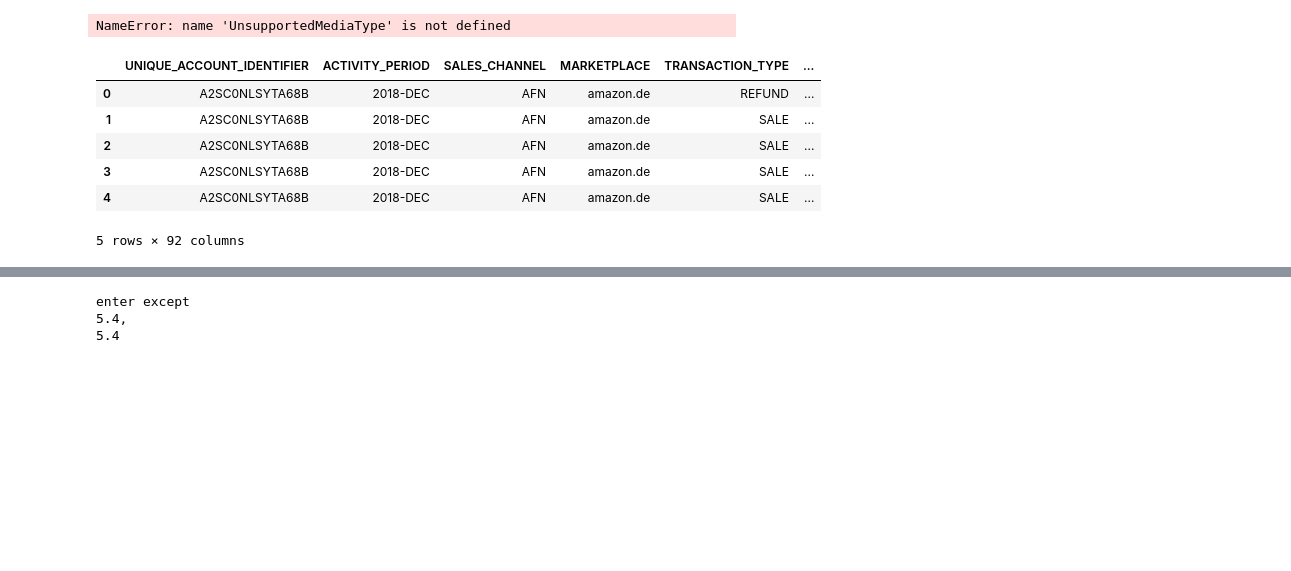
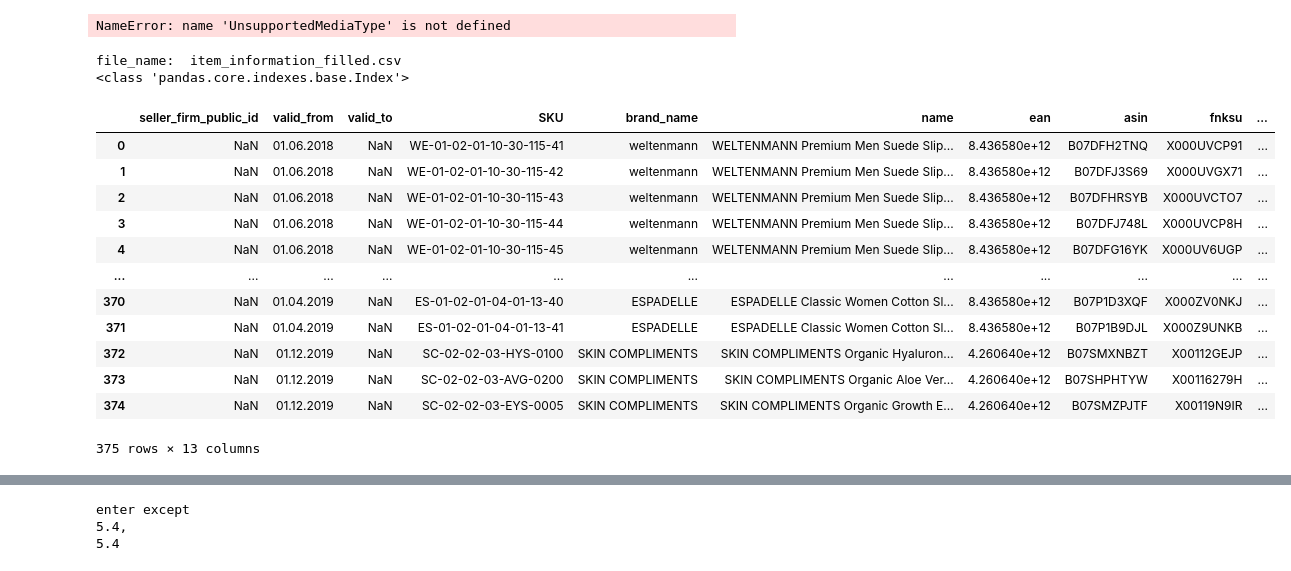
Before and after one commit to TM312/vat_automation, a Jupyter notebook: Untitled.ipynb, the cells around one changed output, grey strips where cells are left out. Drawn from its saved outputs; the diff is of its cells as text; code cells hidden in the pictures; blank space fills up the shorter version.

Commit message:
transactions in progress

```diff
--- a/Untitled.ipynb
+++ b/Untitled.ipynb
@@ -53,15 +64,25 @@ NameError: name 'UnsupportedMediaType' is not defined
 # %%
+file_path_in = '/Users/tm/Projects/NTAMAZON/webapp/api/data/test/static/ON LINE DESK/item_information_filled.csv'
+
 delimiter = delimiter = ';' if infer_delimiter(file_path_in) != '\t' else '\t'
-df = pd.read_csv(file_path_in, delimiter=delimiter)
-df.head()
+df = read_file_path_into_df(file_path_in, df_encoding='utf-8', delimiter=delimiter)
+df
 # %% [output]
+file_name:  item_information_filled.csv
+<class 'pandas.core.indexes.base.Index'>
-|  | UNIQUE_ACCOUNT_IDENTIFIER | ACTIVITY_PERIOD | SALES_CHANNEL | MARKETPLACE | TRANSACTION_TYPE | ... |
-| 0 | A2SC0NLSYTA68B | 2018-DEC | AFN | amazon.de | REFUND | ... |
-| 1 | A2SC0NLSYTA68B | 2018-DEC | AFN | amazon.de | SALE | ... |
-| 2 | A2SC0NLSYTA68B | 2018-DEC | AFN | amazon.de | SALE | ... |
-| 3 | A2SC0NLSYTA68B | 2018-DEC | AFN | amazon.de | SALE | ... |
-| 4 | A2SC0NLSYTA68B | 2018-DEC | AFN | amazon.de | SALE | ... |
+|  | seller_firm_public_id | valid_from | valid_to | SKU | brand_name | name | ean | asin | fnksu | ... |
+| 0 | NaN | 01.06.2018 | NaN | WE-01-02-01-10-30-115-41 | weltenmann | WELTENMANN Premium Men Suede Slip... | 8.436580e+12 | B07DFH2TNQ | X000UVCP91 | ... |
+| 1 | NaN | 01.06.2018 | NaN | WE-01-02-01-10-30-115-42 | weltenmann | WELTENMANN Premium Men Suede Slip... | 8.436580e+12 | B07DFJ3S69 | X000UVGX71 | ... |
+| 2 | NaN | 01.06.2018 | NaN | WE-01-02-01-10-30-115-43 | weltenmann | WELTENMANN Premium Men Suede Slip... | 8.436580e+12 | B07DFHRSYB | X000UVCTO7 | ... |
+| 3 | NaN | 01.06.2018 | NaN | WE-01-02-01-10-30-115-44 | weltenmann | WELTENMANN Premium Men Suede Slip... | 8.436580e+12 | B07DFJ748L | X000UVCP8H | ... |
+| 4 | NaN | 01.06.2018 | NaN | WE-01-02-01-10-30-115-45 | weltenmann | WELTENMANN Premium Men Suede Slip... | 8.436580e+12 | B07DFG16YK | X000UV6UGP | ... |
+| ... | ... | ... | ... | ... | ... | ... | ... | ... | ... | ... |
+| 370 | NaN | 01.04.2019 | NaN | ES-01-02-01-04-01-13-40 | ESPADELLE | ESPADELLE Classic Women Cotton Sl... | 8.436580e+12 | B07P1D3XQF | X000ZV0NKJ | ... |
+| 371 | NaN | 01.04.2019 | NaN | ES-01-02-01-04-01-13-41 | ESPADELLE | ESPADELLE Classic Women Cotton Sl... | 8.436580e+12 | B07P1B9DJL | X000Z9UNKB | ... |
+| 372 | NaN | 01.12.2019 | NaN | SC-02-02-03-HYS-0100 | SKIN COMPLIMENTS | SKIN COMPLIMENTS Organic Hyaluron... | 4.260640e+12 | B07SMXNBZT | X00112GEJP | ... |
+| 373 | NaN | 01.12.2019 | NaN | SC-02-02-03-AVG-0200 | SKIN COMPLIMENTS | SKIN COMPLIMENTS Organic Aloe Ver... | 4.260640e+12 | B07SHPHTYW | X00116279H | ... |
+| 374 | NaN | 01.12.2019 | NaN | SC-02-02-03-EYS-0005 | SKIN COMPLIMENTS | SKIN COMPLIMENTS Organic Growth E... | 4.260640e+12 | B07SMZPJTF | X00119N9IR | ... |
-5 rows × 92 columns
+375 rows × 13 columns
 # %%
 def infer_delimiter(file_path_in: str) -> str:
         reader = pd.read_csv(file_path_in, sep=None, iterator=True, engine='python')
```
Also changed, not shown: parts of 5 cells of this notebook, 13 other files.
